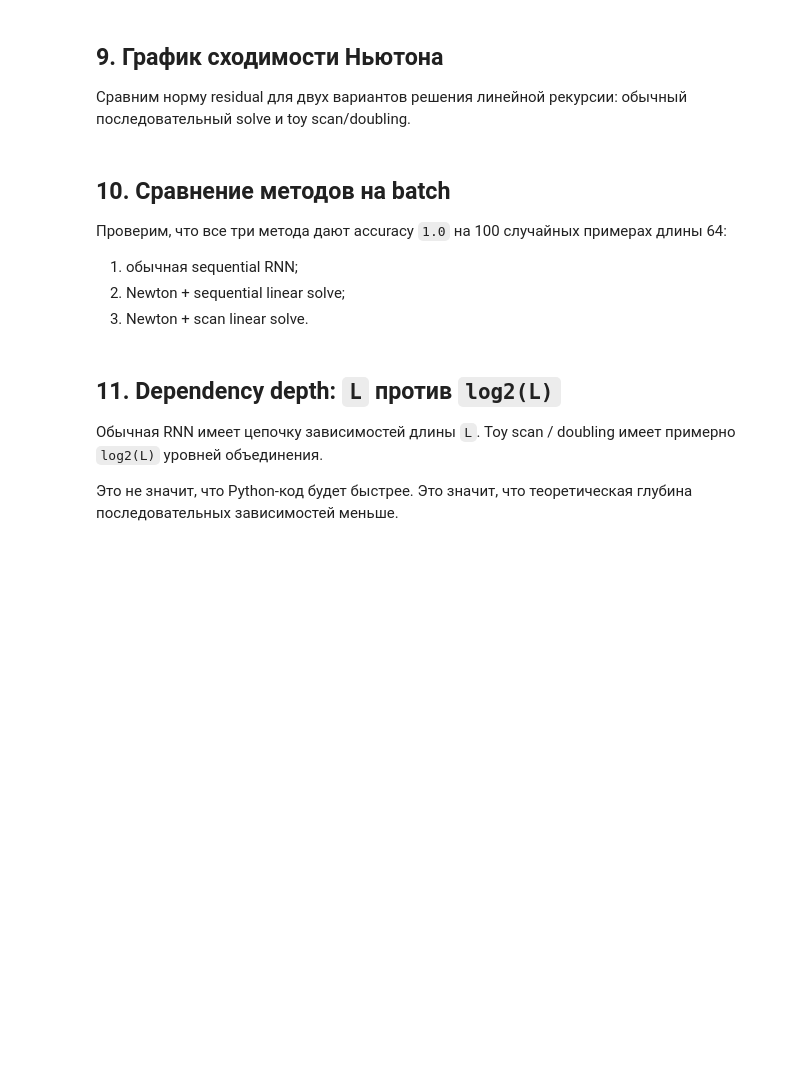
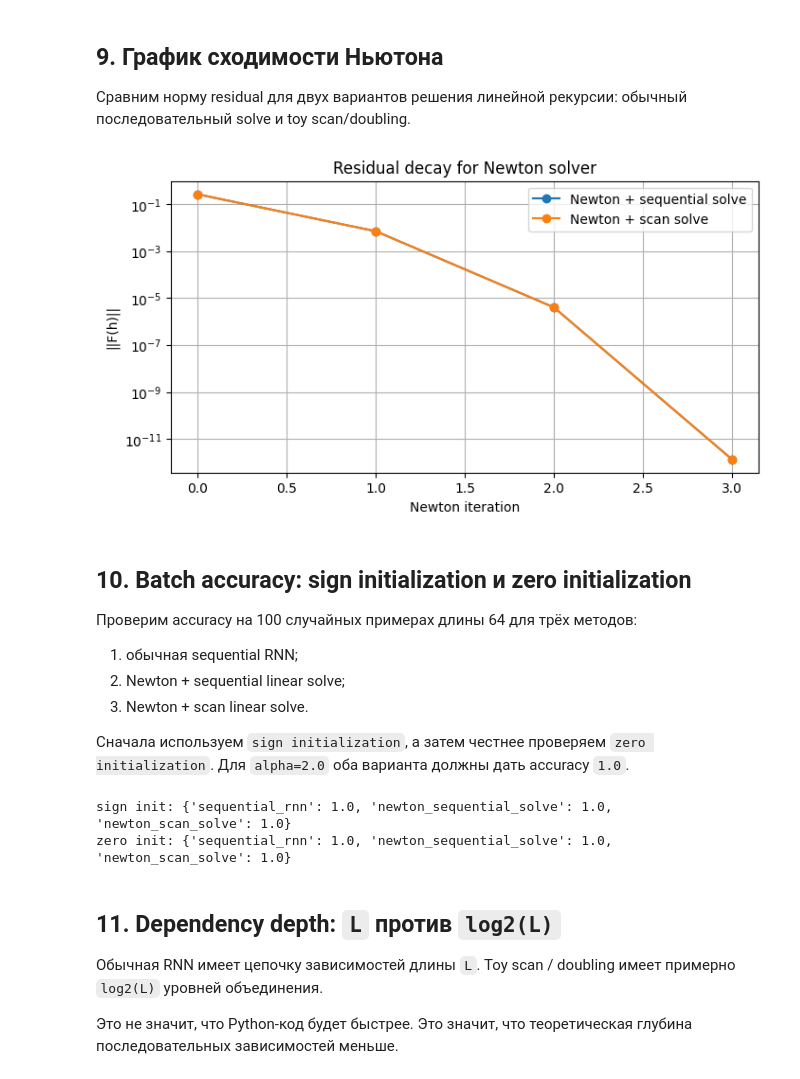
Before and after one commit to dedbin/toy-rnn, a Jupyter notebook: toy_pararnn_parity_mvp.ipynb, the cells around one changed output. Cells and saved outputs as stored; diff of their text form; code cells hidden in the pictures; blank space fills up the shorter version.

```diff
--- a/toy_pararnn_parity_mvp.ipynb
+++ b/toy_pararnn_parity_mvp.ipynb
@@ -611,6 +659,7 @@ def newton_solver(
     init_mode: str = "sign",
     init_magnitude: float = 0.9,
     linear_solver: str = "sequential",
+    damping: float = 1.0,
     verbose: bool = False,
 ) -> tuple[np.ndarray, list[float]]:
     """
@@ -644,7 +693,7 @@ def newton_solver(
         else:
             raise ValueError(f"Unknown linear_solver: {linear_solver}")
 
-        h = h + delta
+        h = h + damping * delta
 
     return h, history
 # %%
@@ -698,47 +766,62 @@ assert y_true == y_rnn == y_newton == y_scan
 # %%
 def plot_residual_history(
     histories: dict,
     title: str = "Newton residual norm",
+    save_path: Path | None = None,
 ) -> None:
     """
     histories: dict name -> list of residual norms
     """
     plt.figure(figsize=(8, 4))
 
     for name, history in histories.items():
         values = np.maximum(np.asarray(history, dtype=float), 1e-16)
         plt.plot(range(len(values)), values, marker="o", label=name)
 
     plt.yscale("log")
     plt.xlabel("Newton iteration")
     plt.ylabel("||F(h)||")
     plt.title(title)
     plt.grid(True)
     plt.legend()
+
+    if save_path is not None:
+        plt.savefig(save_path, dpi=150, bbox_inches="tight")
+
     plt.show()
 
 
 plot_residual_history(
     {
         "Newton + sequential solve": hist_seq,
         "Newton + scan solve": hist_scan,
     },
     title="Residual decay for Newton solver",
+    save_path=RESULTS_DIR / "residual_decay.png",
 )
+# %% [output]
+[figure, added]
 # %% [markdown]
-## 10. Сравнение методов на batch
+## 10. Batch accuracy: sign initialization и zero initialization
 
-Проверим, что все три метода дают accuracy `1.0` на 100 случайных примерах длины 64:
+Проверим accuracy на 100 случайных примерах длины 64 для трёх методов:
 
 1. обычная sequential RNN;
 2. Newton + sequential linear solve;
 3. Newton + scan linear solve.
+
+Сначала используем `sign initialization`, а затем честнее проверяем `zero initialization`. Для `alpha=2.0` оба варианта должны дать accuracy `1.0`.
 # %%
 def evaluate_methods(
     num_examples: int = 100,
     seq_len: int = 32,
     seed: int = 0,
-) -> dict:
+    alpha: float = ALPHA,
+    init_mode: str = "sign",
+    max_iter: int = 20,
+    tol: float = 1e-10,
+    damping: float = 1.0,
+) -> dict[str, float]:
     """
     Генерирует num_examples последовательностей.
     Сравнивает accuracy для:
@@ -758,13 +841,29 @@ def evaluate_methods(
         x = X[i]
         true = y[i]
 
-        h_rnn = sequential_rnn(x)
+        h_rnn = sequential_rnn(x, alpha=alpha)
         pred_rnn = predict_from_hidden(h_rnn[-1])
 
-        h_nseq, _ = newton_solver(x, linear_solver="sequential", init_mode="sign")
+        h_nseq, _ = newton_solver(
+            x,
+            alpha=alpha,
+            linear_solver="sequential",
+            init_mode=init_mode,
+            max_iter=max_iter,
+            tol=tol,
+            damping=damping,
+        )
         pred_nseq = predict_from_hidden(h_nseq[-1])
 
-        h_nscan, _ = newton_solver(x, linear_solver="scan", init_mode="sign")
+        h_nscan, _ = newton_solver(
+            x,
+            alpha=alpha,
+            linear_solver="scan",
+            init_mode=init_mode,
+            max_iter=max_iter,
+            tol=tol,
+            damping=damping,
+        )
         pred_nscan = predict_from_hidden(h_nscan[-1])
 
         correct_rnn += int(pred_rnn == true)
@@ -778,12 +877,36 @@ def evaluate_methods(
     }
 
 
-acc = evaluate_methods(num_examples=100, seq_len=64, seed=42)
-print(acc)
+acc_sign = evaluate_methods(
+    num_examples=100,
+    seq_len=64,
+    seed=42,
+    alpha=ALPHA,
+    init_mode="sign",
+    max_iter=20,
+)
+print("sign init:", acc_sign)
 
-assert acc["sequential_rnn"] == 1.0
-assert acc["newton_sequential_solve"] == 1.0
-assert acc["newton_scan_solve"] == 1.0
+assert acc_sign["sequential_rnn"] == 1.0
+assert acc_sign["newton_sequential_solve"] == 1.0
+assert acc_sign["newton_scan_solve"] == 1.0
+
+acc_zero = evaluate_methods(
+    num_examples=100,
+    seq_len=64,
+    seed=42,
+    alpha=ALPHA,
+    init_mode="zeros",
+    max_iter=50,
+)
+print("zero init:", acc_zero)
+
+assert acc_zero["sequential_rnn"] == 1.0
+assert acc_zero["newton_sequential_solve"] == 1.0
+assert acc_zero["newton_scan_solve"] == 1.0
+# %% [output]
+sign init: {'sequential_rnn': 1.0, 'newton_sequential_solve': 1.0, 'newton_scan_solve': 1.0}
+zero init: {'sequential_rnn': 1.0, 'newton_sequential_solve': 1.0, 'newton_scan_solve': 1.0}
 # %% [markdown]
 ## 11. Dependency depth: `L` против `log2(L)`
 
```
Also changed, not shown: parts of 24 cells of this notebook, 11 other files.
